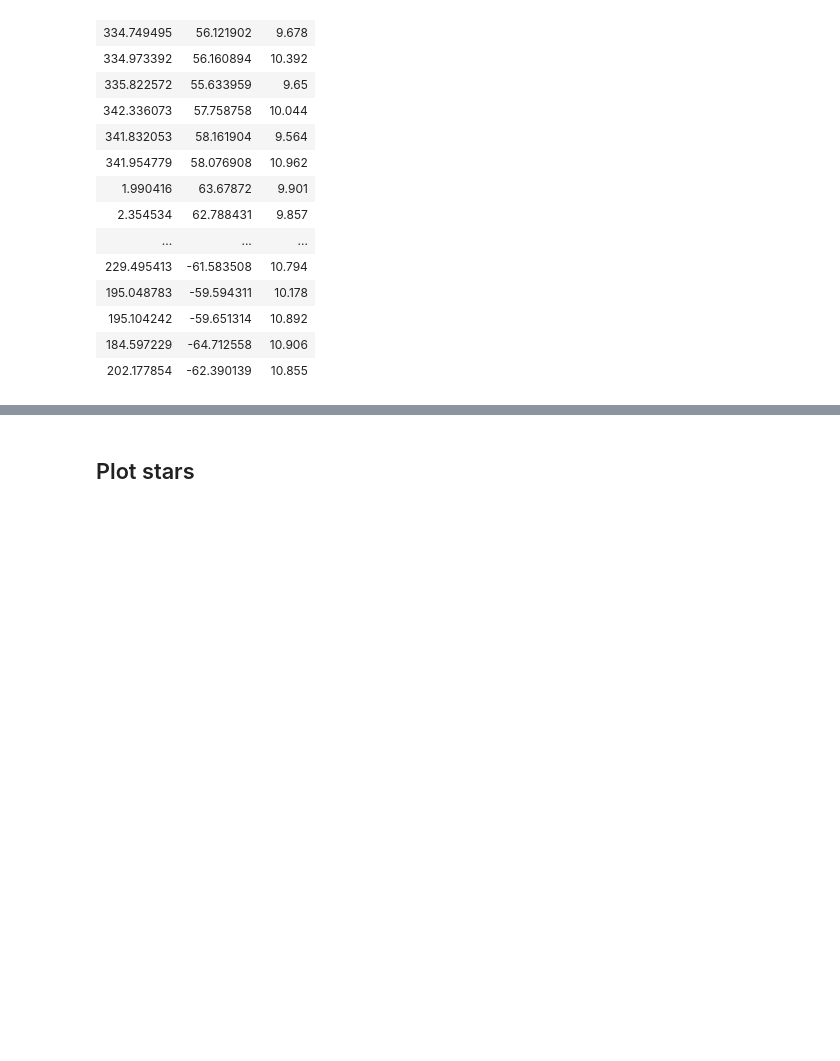
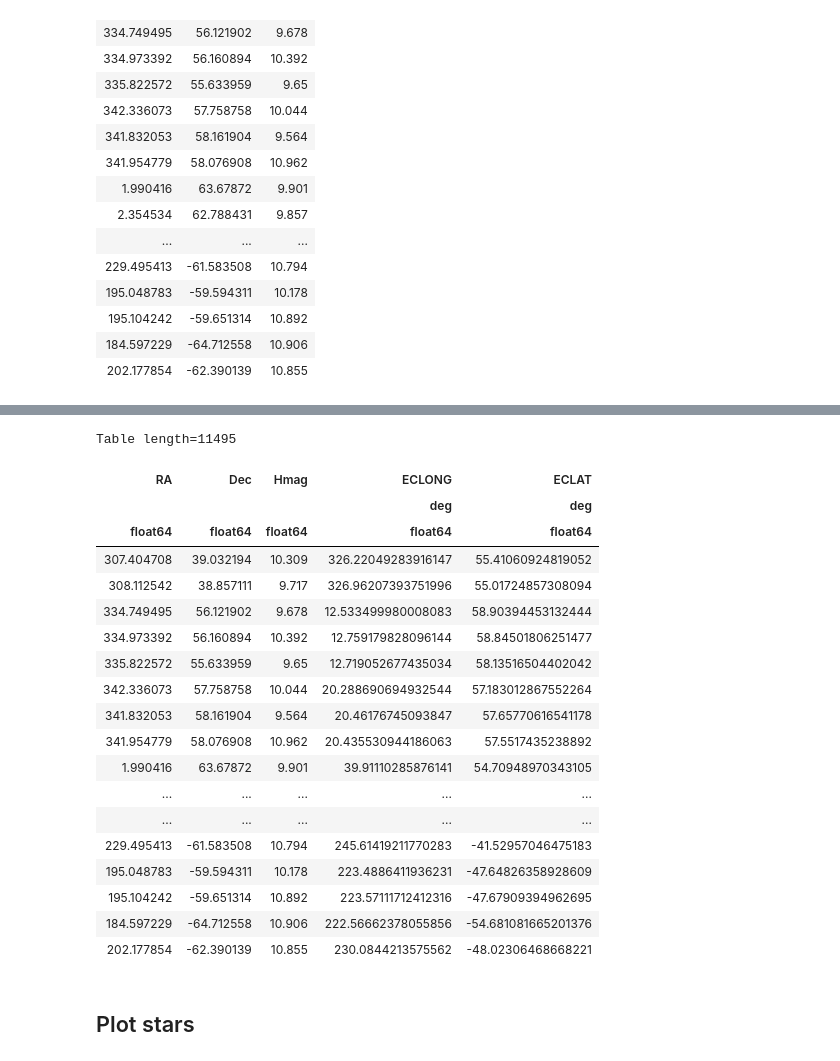
Before and after one commit to William-Zhang-R/SDSS-V-SimTargets, a Jupyter notebook: allsky/TESS OBAF.ipynb, the cells around one changed output, grey strips where cells are left out. Drawn from its saved outputs; the diff is of its cells as text; code cells hidden in the pictures; blank space fills up the shorter version.

```diff
--- a/allsky/TESS OBAF.ipynb
+++ b/allsky/TESS OBAF.ipynb
@@ -69,0 +100,27 @@ Table length=11495
+# %%
+ob3_fk5 = SkyCoord(ob3_target_big_tab['RA'],ob3_target_big_tab['Dec'],unit=(u.deg,u.deg),frame="fk5")
+ob3_ecl = ob3_fk5.transform_to(BarycentricTrueEcliptic())
+ob3_target_big_tab["ECLONG"] = ob3_ecl.lon
+ob3_target_big_tab["ECLAT"] = ob3_ecl.lat
+ob3_target_big_tab
+# %% [output]
+Table length=11495
+| RA | Dec | Hmag | ECLONG | ECLAT |
+|  |  |  | deg | deg |
+| float64 | float64 | float64 | float64 | float64 |
+| 307.404708 | 39.032194 | 10.309 | 326.22049283916147 | 55.41060924819052 |
+| 308.112542 | 38.857111 | 9.717 | 326.96207393751996 | 55.01724857308094 |
+| 334.749495 | 56.121902 | 9.678 | 12.533499980008083 | 58.90394453132444 |
+| 334.973392 | 56.160894 | 10.392 | 12.759179828096144 | 58.84501806251477 |
+| 335.822572 | 55.633959 | 9.65 | 12.719052677435034 | 58.13516504402042 |
+| 342.336073 | 57.758758 | 10.044 | 20.288690694932544 | 57.183012867552264 |
+| 341.832053 | 58.161904 | 9.564 | 20.46176745093847 | 57.65770616541178 |
+| 341.954779 | 58.076908 | 10.962 | 20.435530944186063 | 57.5517435238892 |
+| 1.990416 | 63.67872 | 9.901 | 39.91110285876141 | 54.70948970343105 |
+| ... | ... | ... | ... | ... |
+| ... | ... | ... | ... | ... |
+| 229.495413 | -61.583508 | 10.794 | 245.61419211770283 | -41.52957046475183 |
+| 195.048783 | -59.594311 | 10.178 | 223.4886411936231 | -47.64826358928609 |
+| 195.104242 | -59.651314 | 10.892 | 223.57111712412316 | -47.67909394962695 |
+| 184.597229 | -64.712558 | 10.906 | 222.56662378055856 | -54.681081665201376 |
+| 202.177854 | -62.390139 | 10.855 | 230.0844213575562 | -48.02306468668221 |
```
Also changed, not shown: parts of 10 cells of this notebook, 10 other files.
